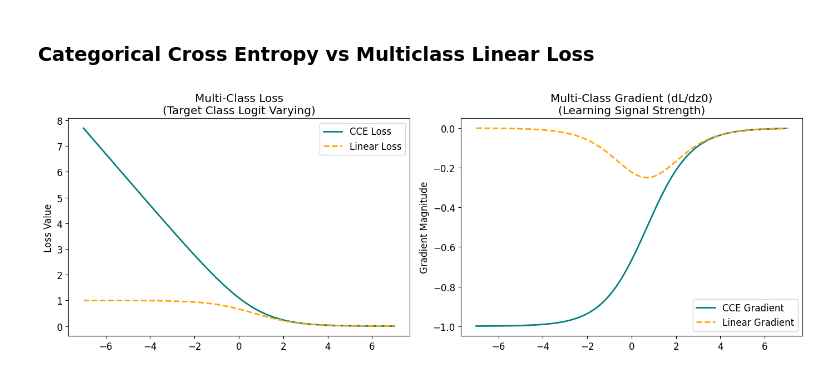
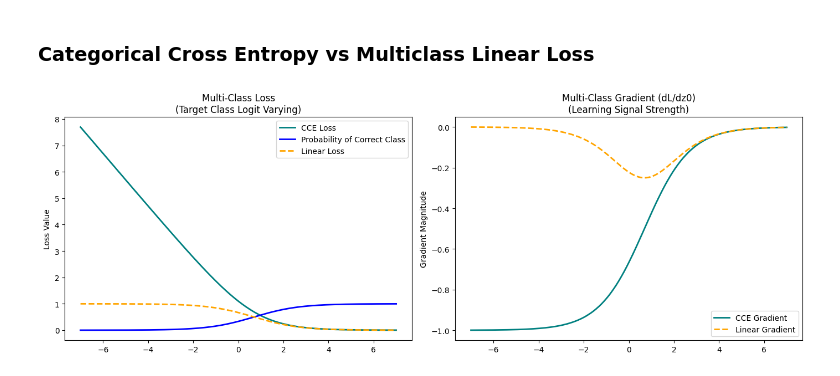
Before and after one commit to badaru-musa/fastbook, a Jupyter notebook: clean/04_mnist_basics.ipynb, the cells around one changed output. Drawn from its saved outputs; the diff is of its cells as text; code cells hidden in the pictures.

```diff
--- a/clean/04_mnist_basics.ipynb
+++ b/clean/04_mnist_basics.ipynb
@@ -1226,6 +1230,7 @@ y_true = np.array([1, 0, 0])
 # We keep the other logits constant at 0
 logit_range = np.linspace(-7, 7, 500)
 
+probability = []
 losses_cce, grads_cce = [], []
 losses_lin, grads_lin = [], []
 
@@ -1241,31 +1246,33 @@ for z0 in logit_range:
     l_lin = 1.0 - probs[0]
     # Gradient of Softmax w.r.t its own logit is p(1-p)
     # Derivative of (1 - p) is -1 * p(1-p)
     g_lin = - (probs[0] * (1.0 - probs[0]))
 
     losses_cce.append(l_cce)
     grads_cce.append(g_cce)
+    probability.append(probs[0])
     losses_lin.append(l_lin)
     grads_lin.append(g_lin)
 
 # --- Visualization ---
 fig, ax = plt.subplots(1, 2, figsize=(14, 5))
 
 # Plot 1: Loss Values
 ax[0].plot(logit_range, losses_cce, label='CCE Loss', color='teal', lw=2)
+ax[0].plot(logit_range, probability, label='Probability of Correct Class', color='blue', lw=2)
 ax[0].plot(logit_range, losses_lin, label='Linear Loss', color='orange', ls='--', lw=2)
 ax[0].set_title("Multi-Class Loss\n(Target Class Logit Varying)")
 ax[0].set_ylabel("Loss Value")
 ax[0].legend()
 
 # Plot 2: Gradient Signals
 ax[1].plot(logit_range, grads_cce, label='CCE Gradient', color='teal', lw=2)
 ax[1].plot(logit_range, grads_lin, label='Linear Gradient', color='orange', ls='--', lw=2)
 ax[1].set_title("Multi-Class Gradient (dL/dz0)\n(Learning Signal Strength)")
 ax[1].set_ylabel("Gradient Magnitude")
 ax[1].legend()
 
 plt.tight_layout()
 plt.show()
 # %% [output]
-[figure, old version]
+[figure, new version]
```
Also changed, not shown: parts of 6 cells of this notebook, 2 other files.
